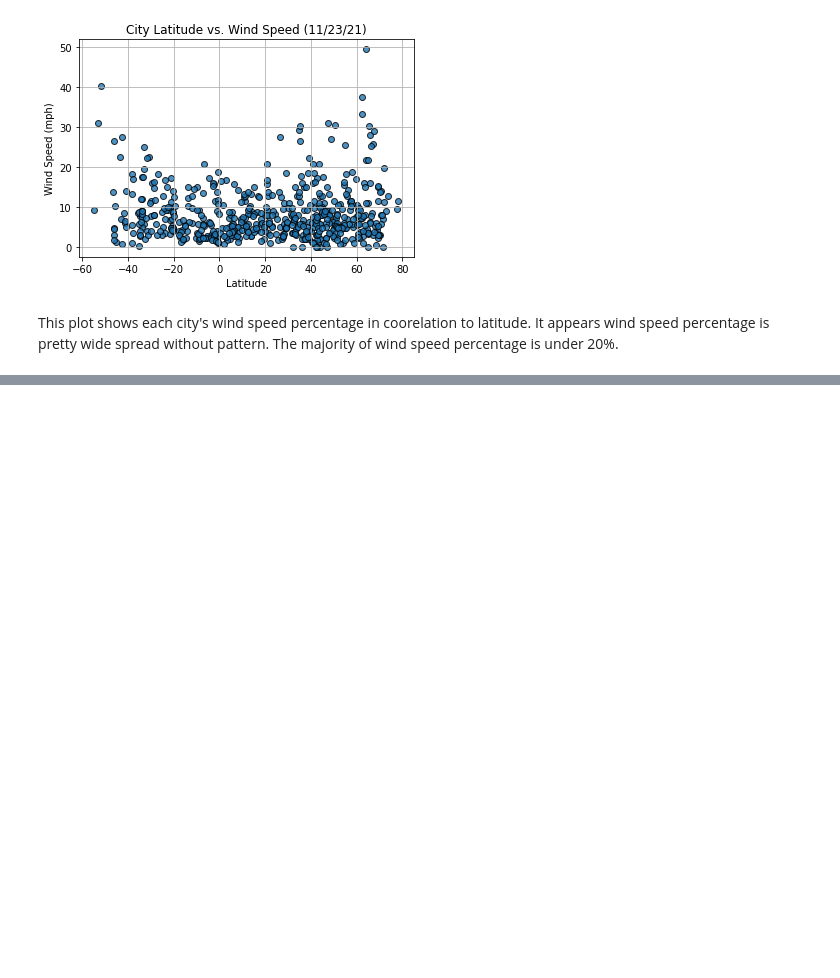
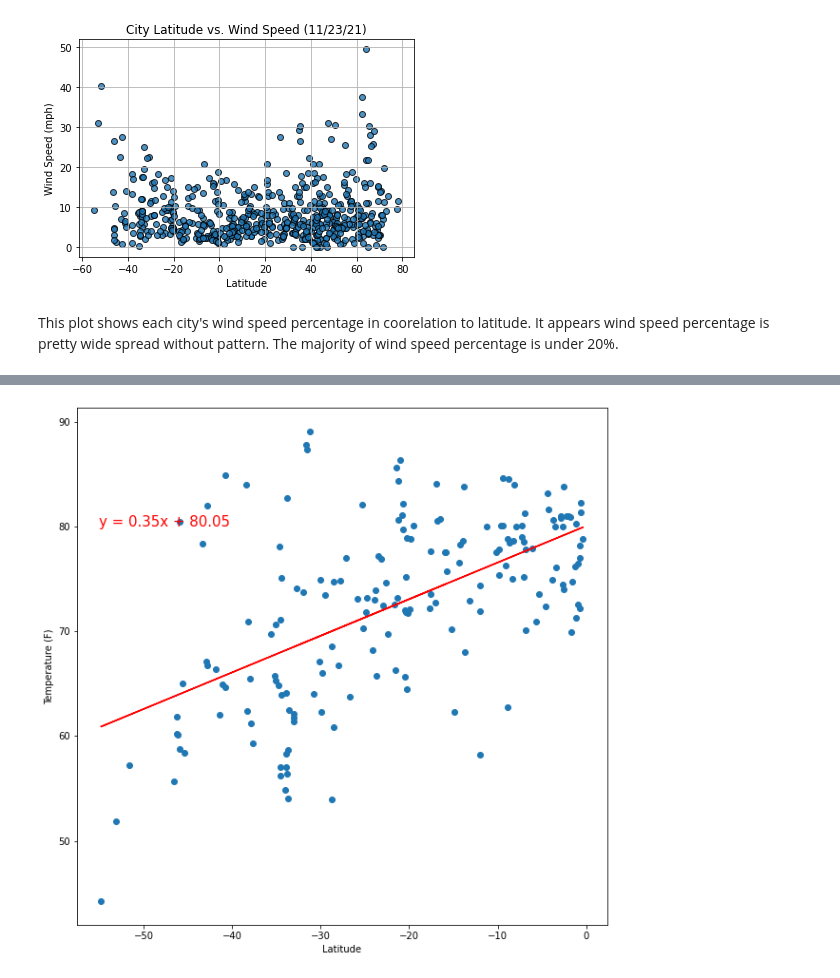
Before and after one commit to jacobhash570/python-api-challenge, a Jupyter notebook: WeatherPy/WeatherPy.ipynb, the cells around one changed output, grey strips where cells are left out. Cells and saved outputs as stored; diff of their text form; code cells hidden in the pictures; blank space fills up the shorter version.

```diff
--- a/WeatherPy/WeatherPy.ipynb
+++ b/WeatherPy/WeatherPy.ipynb
@@ -205,0 +239,12 @@ This plot shows each city's wind speed percentage in coorelation to latitude. It
+# %%
+fig=plt.figure(figsize=(10,10))
+linear_regress = regressplot(x=south['Lat'], y=south['Max Temp'])
+plt.annotate(linear_regress, (-55,80), fontsize=15, color="red")
+plt.xlabel('Latitude')
+plt.ylabel('Temperature (F)')
+
+fig.savefig("South_Hem_Temp.png")
+
+plt.show()
+# %% [output]
+[figure, added]
```
Also changed, not shown: parts of 17 cells of this notebook, 12 other files.
